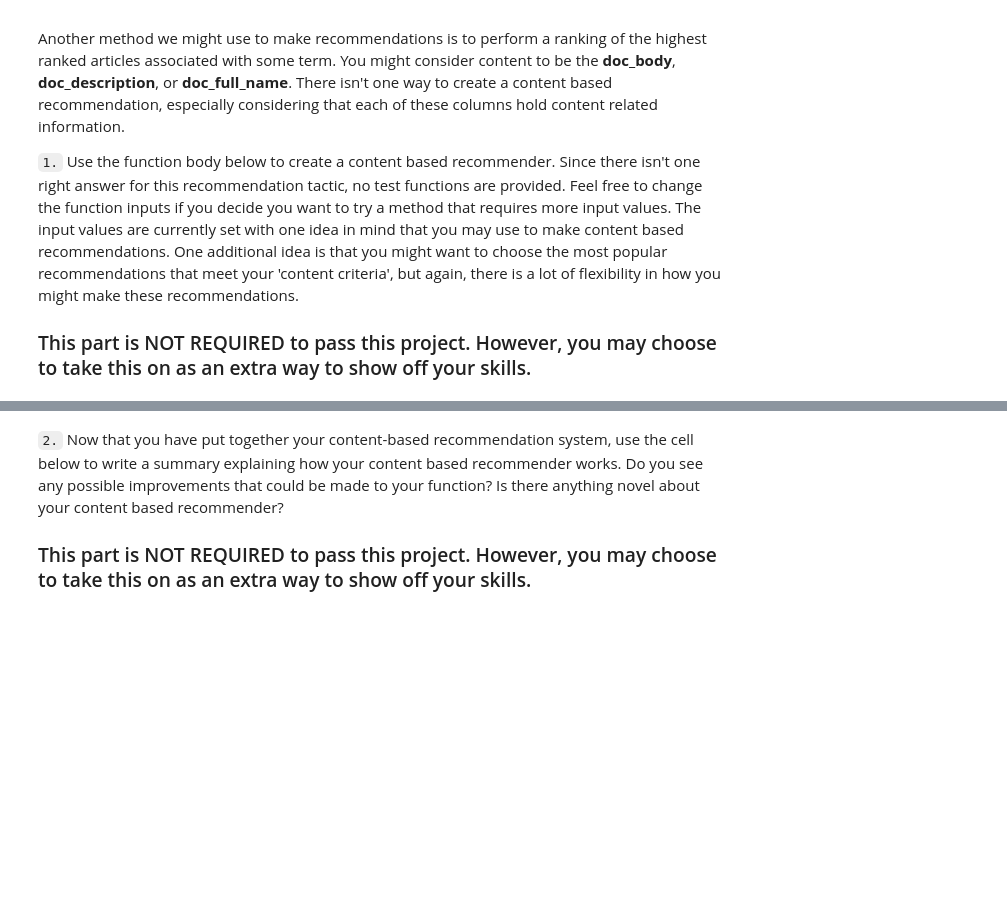
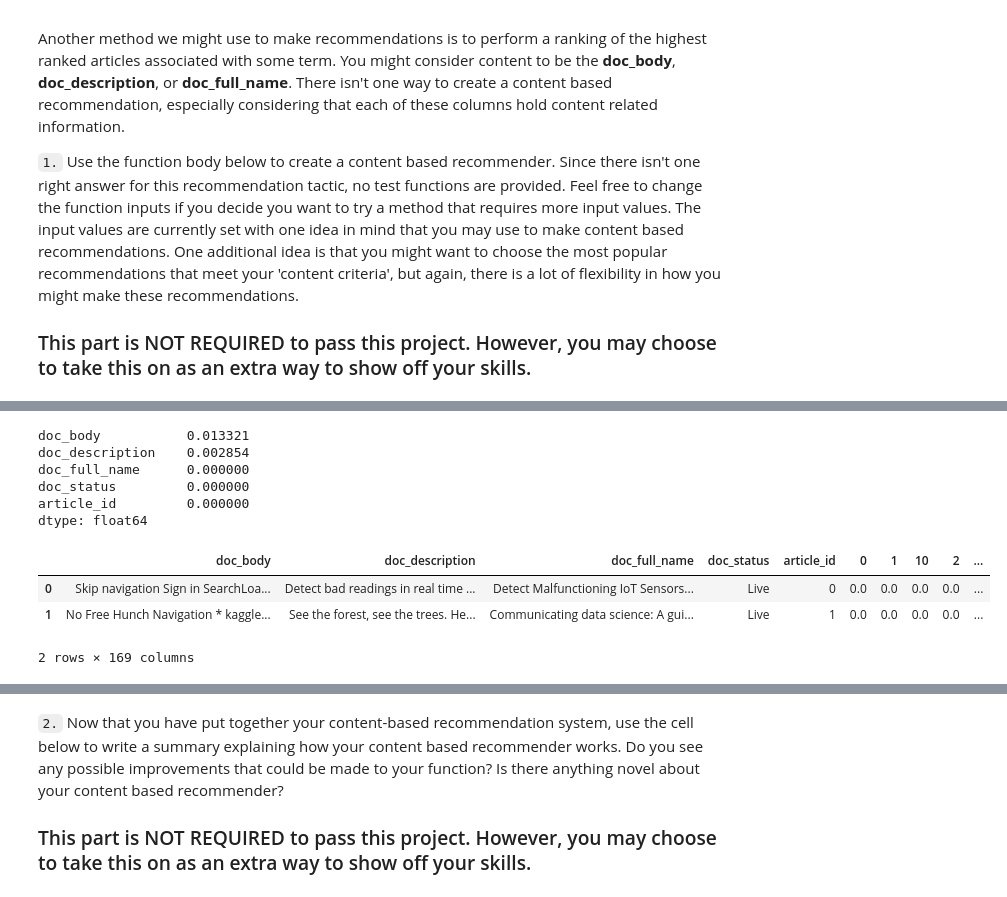
Before and after one commit to ZenRay/DataScientistNanoDegree, a Jupyter notebook: P3_Recommendations/Recommendations_with_IBM.ipynb, the cells around one changed output, grey strips where cells are left out. Cells and saved outputs as stored; diff of their text form; code cells hidden in the pictures; blank space fills up the shorter version.

```diff
--- a/P3_Recommendations/Recommendations_with_IBM.ipynb
+++ b/P3_Recommendations/Recommendations_with_IBM.ipynb
@@ -757,0 +779,10 @@ def make_content_recs():
+# %%
+# check null values
+display(df_content.isnull().mean())
+# %% [output]
+doc_body           0.013321
+doc_description    0.002854
+doc_full_name      0.000000
+doc_status         0.000000
+article_id         0.000000
+dtype: float64
@@ -757,0 +879,12 @@ def make_content_recs():
+# %%
+# drop all rows with na values for simpilicity sake
+df_content_new = df_content.dropna().reset_index(drop=True)
+
+# vectorize title
+df_content_new = vectorize_title(df_content_new)
+df_content_new.head(2)
+# %% [output]
+|  | doc_body | doc_description | doc_full_name | doc_status | article_id | 0 | 1 | 10 | 2 | ... |
+| 0 | Skip navigation Sign in SearchLoa... | Detect bad readings in real time ... | Detect Malfunctioning IoT Sensors... | Live | 0 | 0.0 | 0.0 | 0.0 | 0.0 | ... |
+| 1 | No Free Hunch Navigation * kaggle... | See the forest, see the trees. He... | Communicating data science: A gui... | Live | 1 | 0.0 | 0.0 | 0.0 | 0.0 | ... |
+2 rows × 169 columns
```
Also changed, not shown: parts of 21 cells of this notebook, 1 other file.
